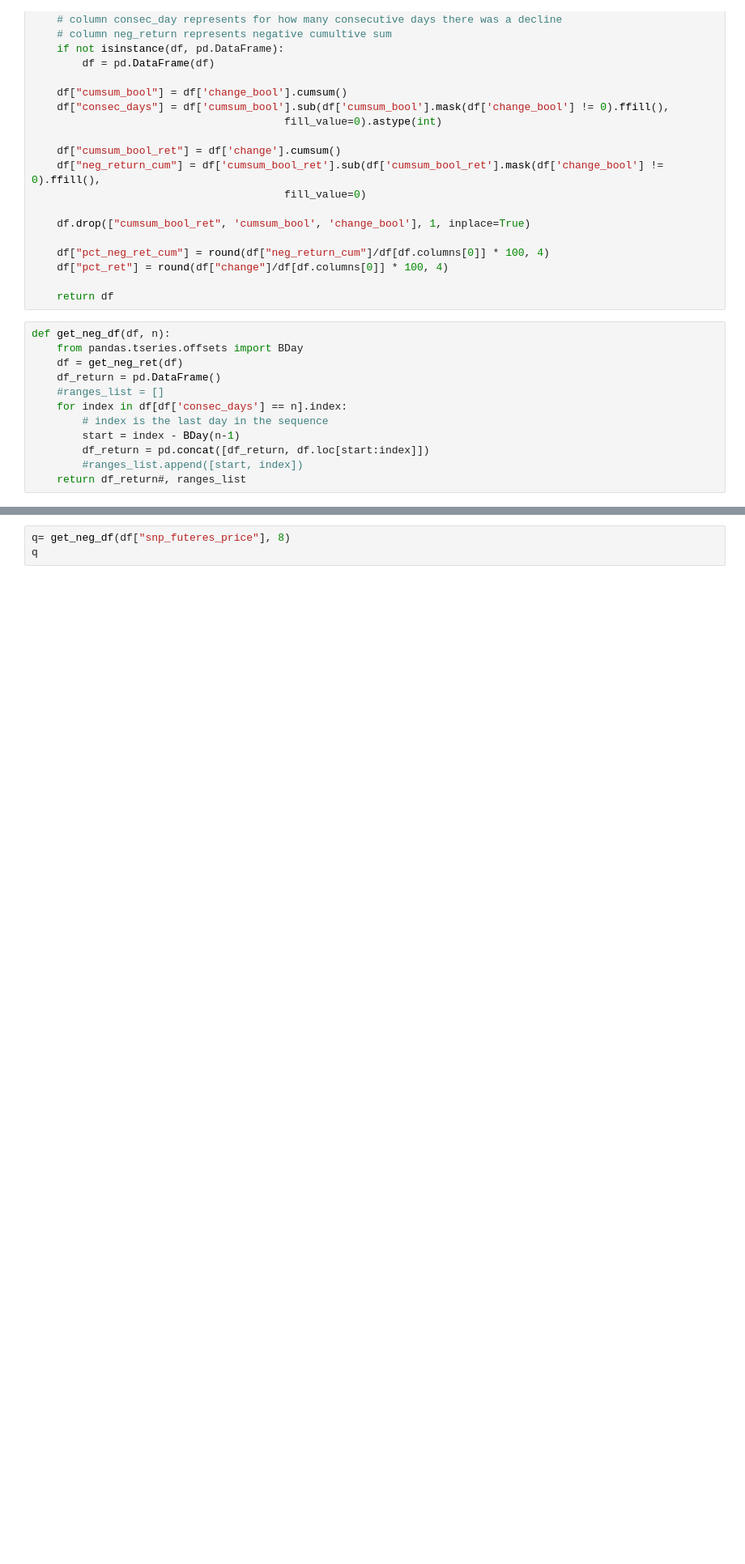
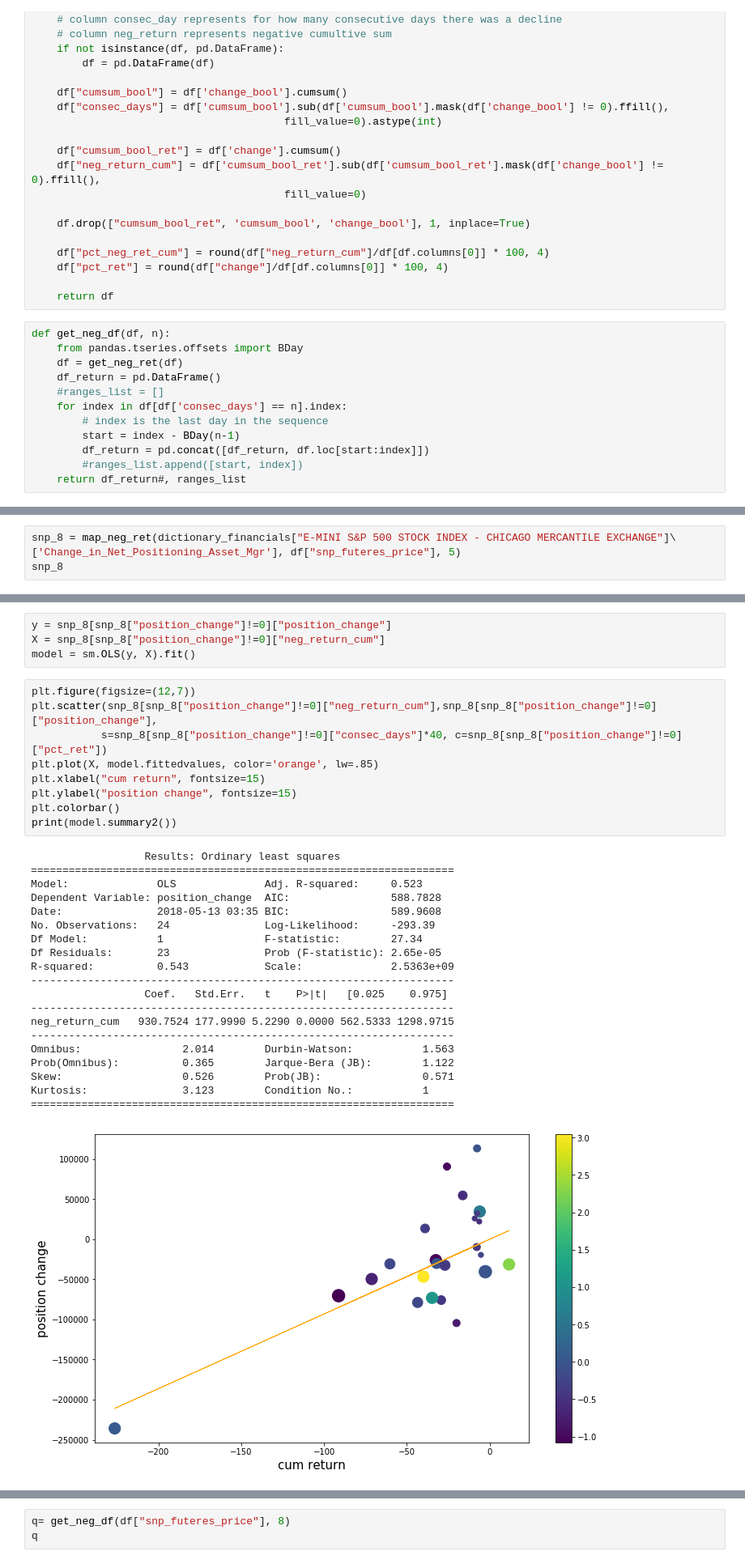
Before and after one commit to leonardich/Stats_project, a Jupyter notebook: changes_vs_downturn.ipynb, the cells around one changed output, grey strips where cells are left out. Shown at 81% size. Saved outputs shown, nothing was run; the diff lists cells and outputs as text; blank space fills up the shorter version.

```diff
--- a/changes_vs_downturn.ipynb
+++ b/changes_vs_downturn.ipynb
@@ -237 +439,5 @@ def map_neg_ret(df_positions, neg_df, df):
     return df_return
+# %%
+snp_8 = map_neg_ret(dictionary_financials["E-MINI S&P 500 STOCK INDEX - CHICAGO MERCANTILE EXCHANGE"]\
+['Change_in_Net_Positioning_Asset_Mgr'], df["snp_futeres_price"], 5)
+snp_8
@@ -237,0 +495,34 @@ def map_neg_ret(df_positions, neg_df, df):
+# %%
+y = snp_8[snp_8["position_change"]!=0]["position_change"]
+X = snp_8[snp_8["position_change"]!=0]["neg_return_cum"]
+model = sm.OLS(y, X).fit()
+# %%
+plt.figure(figsize=(12,7))
+plt.scatter(snp_8[snp_8["position_change"]!=0]["neg_return_cum"],snp_8[snp_8["position_change"]!=0]["position_change"],
+           s=snp_8[snp_8["position_change"]!=0]["consec_days"]*40, c=snp_8[snp_8["position_change"]!=0]["pct_ret"])
+plt.plot(X, model.fittedvalues, color='orange', lw=.85)
+plt.xlabel("cum return", fontsize=15)
+plt.ylabel("position change", fontsize=15)
+plt.colorbar()
+print(model.summary2())
+# %% [output]
+                  Results: Ordinary least squares
+===================================================================
+Model:              OLS              Adj. R-squared:     0.523
+Dependent Variable: position_change  AIC:                588.7828
+Date:               2018-05-13 03:35 BIC:                589.9608
+No. Observations:   24               Log-Likelihood:     -293.39
+Df Model:           1                F-statistic:        27.34
+Df Residuals:       23               Prob (F-statistic): 2.65e-05
+R-squared:          0.543            Scale:              2.5363e+09
+-------------------------------------------------------------------
+                  Coef.   Std.Err.   t    P>|t|   [0.025    0.975]
+-------------------------------------------------------------------
+neg_return_cum   930.7524 177.9990 5.2290 0.0000 562.5333 1298.9715
+-------------------------------------------------------------------
+Omnibus:                2.014        Durbin-Watson:           1.563
+Prob(Omnibus):          0.365        Jarque-Bera (JB):        1.122
+Skew:                   0.526        Prob(JB):                0.571
+Kurtosis:               3.123        Condition No.:           1
+===================================================================
+[figure, added]
```
Also changed, not shown: parts of 20 cells of this notebook.
